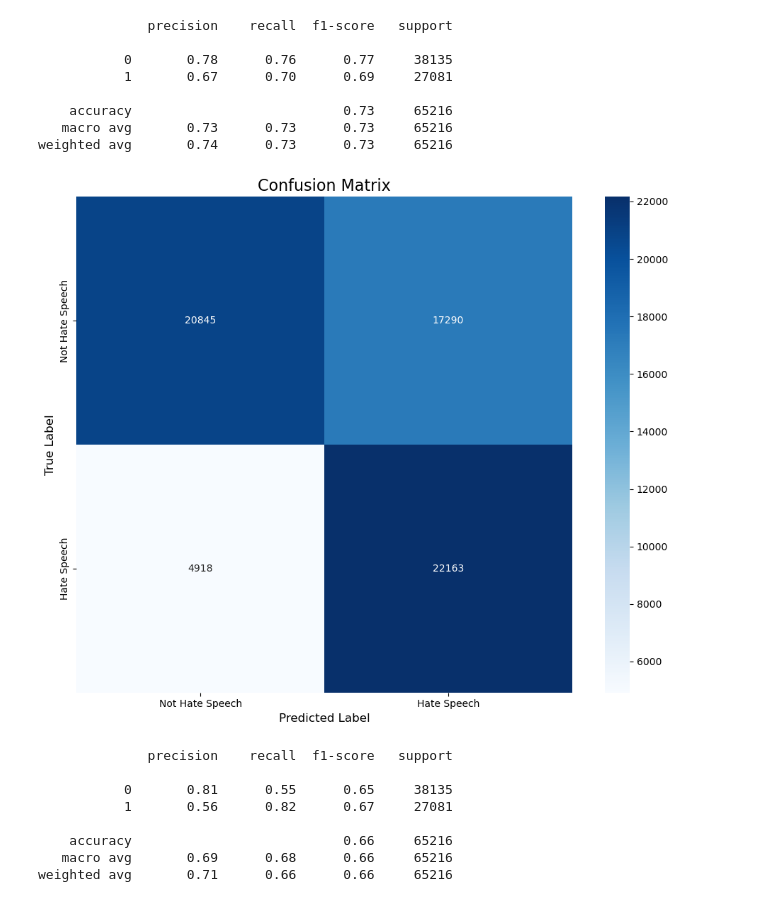
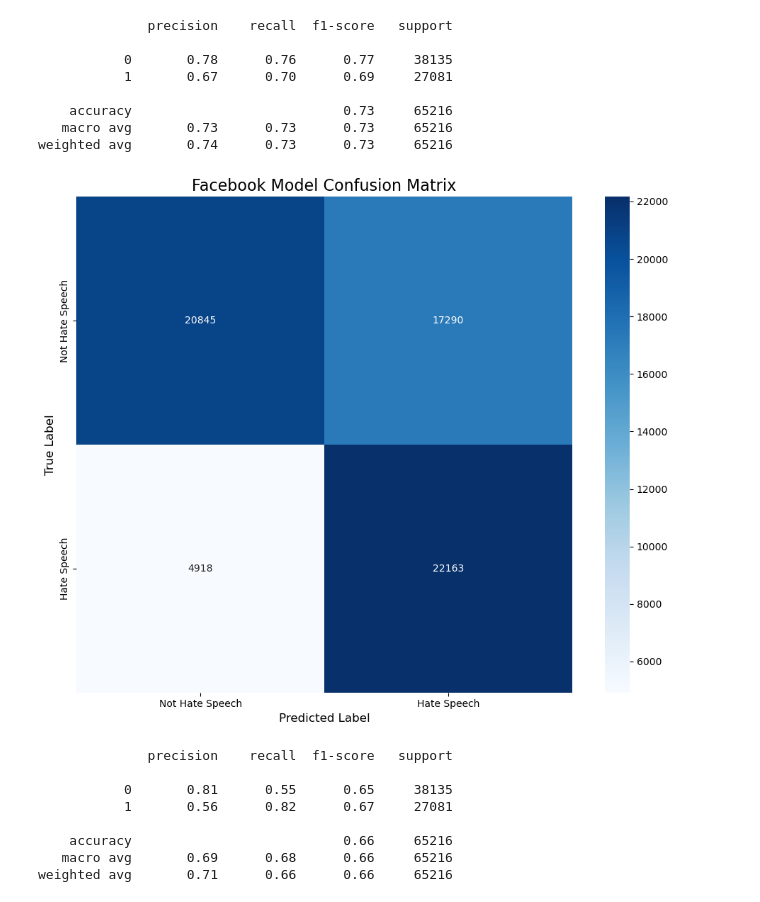
Before and after one commit to Takosaga/master_thesis, a Jupyter notebook: notebooks/09_comparing_LIME_SHAP.ipynb, the cells around one changed output. Cells and saved outputs as stored; diff of their text form; code cells hidden in the pictures.

```diff
--- a/notebooks/09_comparing_LIME_SHAP.ipynb
+++ b/notebooks/09_comparing_LIME_SHAP.ipynb
@@ -453,26 +454,29 @@ weighted avg       0.74      0.73      0.73     65216
 # %%
 from sklearn.metrics import confusion_matrix
 
 class_names = ['Not Hate Speech','Hate Speech']
 
 cm = confusion_matrix(full_df['is_hatespeech'], full_df['fb_hatespeech'])
 cm_norm = cm.astype('float') / cm.sum(axis=1)[:, np.newaxis]
 fig, ax = plt.subplots(figsize=(10, 8))
 
 # Create heatmap
 sns.heatmap(cm, annot=True, fmt='d', cmap='Blues', square=True,
             xticklabels=class_names, yticklabels=class_names, ax=ax)
 
 
 # Labels and title
 plt.ylabel('True Label', fontsize=12)
 plt.xlabel('Predicted Label', fontsize=12)
-plt.title('Confusion Matrix', fontsize=16)
+plt.title('Facebook Model Confusion Matrix', fontsize=16)
 
 plt.tight_layout()
+
+plt.savefig(os.path.join(figures_dir, 'facebook_confusion_matrix.svg'), format='svg')
+
 plt.show()
 # %% [output]
-[figure, old version]
+[figure, new version]
 # %%
 report = classification_report(full_df['is_hatespeech'], full_df['fb_hatespeech'])
 print(report)
```
Also changed, not shown: parts of 5 cells of this notebook, 1 other file.
